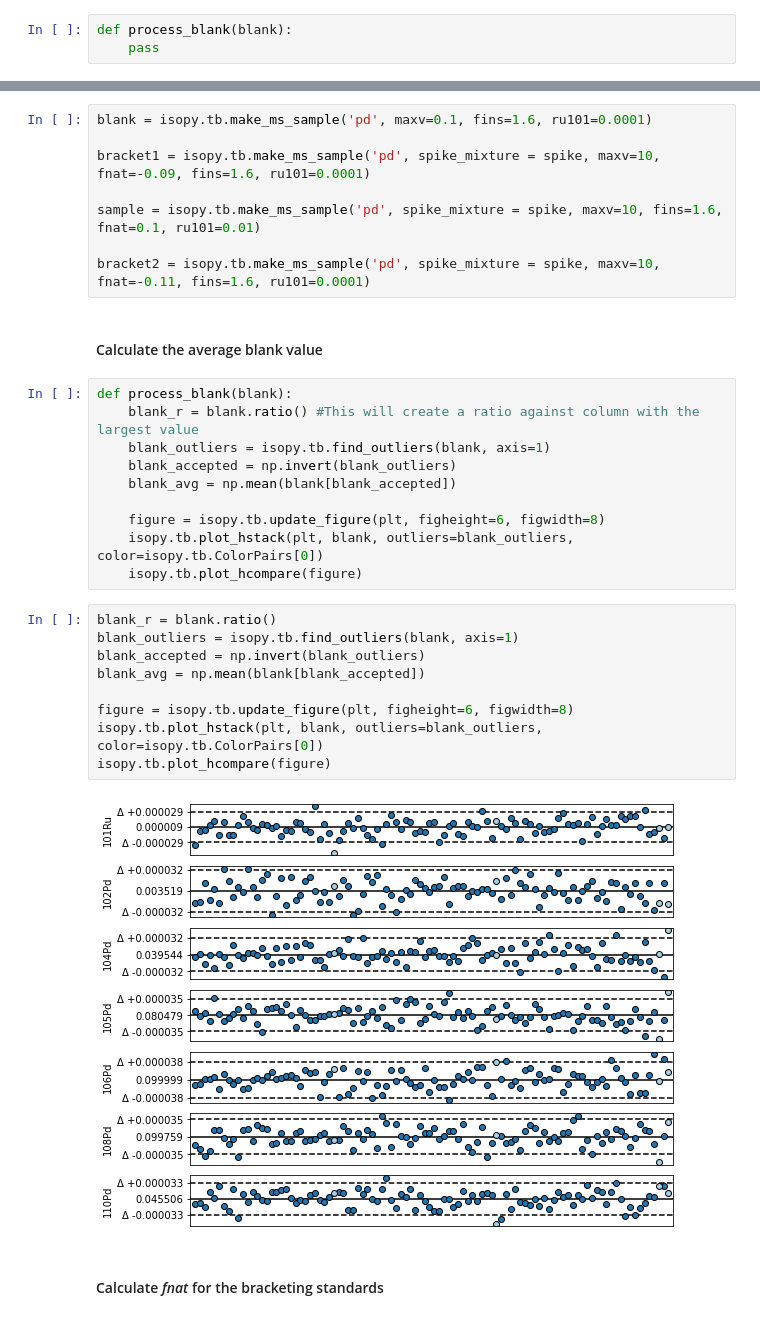
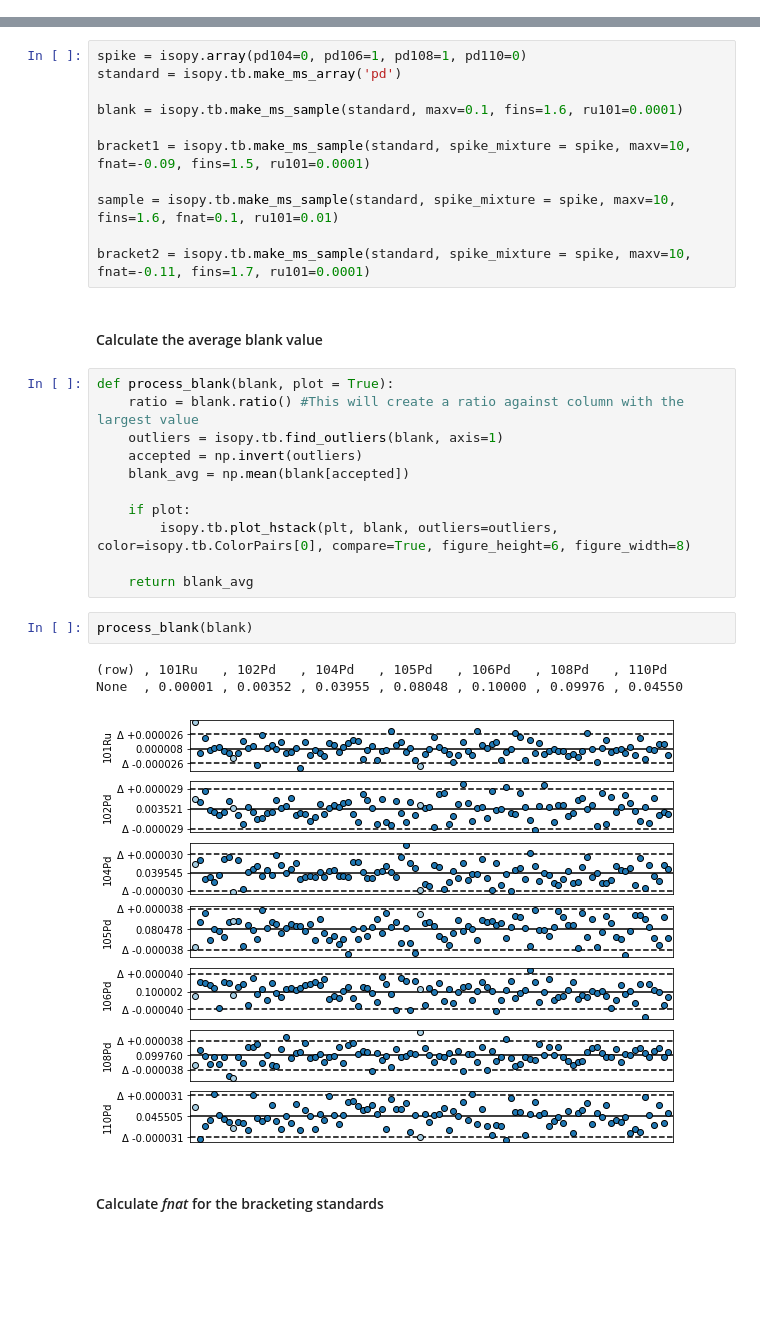
Before and after one commit to mattias-ek/isopy, a Jupyter notebook: docs/examples/ds_example.ipynb, the cells around one changed output, grey strips where cells are left out. Cells and saved outputs as stored; diff of their text form; blank space fills up the shorter version.

Commit message:
changed the way normalisating function calcualte the average of several values
Updated ds_example.ipynb

```diff
--- a/docs/examples/ds_example.ipynb
+++ b/docs/examples/ds_example.ipynb
@@ -146,3 +143,0 @@ This function will return the mean compostion of our blank after outlier rejecti
-# %%
-def process_blank(blank):
-    pass
@@ -170,35 +144,34 @@ None  , 0.00000 , 1.00000 , 0.00000 , 1.00000
 # %% [markdown]
 #### Synthesise some analyses
 # %%
-blank = isopy.tb.make_ms_sample('pd', maxv=0.1, fins=1.6, ru101=0.0001)
+spike = isopy.array(pd104=0, pd106=1, pd108=1, pd110=0)
+standard = isopy.tb.make_ms_array('pd')
 
-bracket1 = isopy.tb.make_ms_sample('pd', spike_mixture = spike, maxv=10, fnat=-0.09, fins=1.6, ru101=0.0001)
+blank = isopy.tb.make_ms_sample(standard, maxv=0.1, fins=1.6, ru101=0.0001)
 
-sample = isopy.tb.make_ms_sample('pd', spike_mixture = spike, maxv=10, fins=1.6, fnat=0.1, ru101=0.01)
+bracket1 = isopy.tb.make_ms_sample(standard, spike_mixture = spike, maxv=10, fnat=-0.09, fins=1.5, ru101=0.0001)
 
-bracket2 = isopy.tb.make_ms_sample('pd', spike_mixture = spike, maxv=10, fnat=-0.11, fins=1.6, ru101=0.0001)
+sample = isopy.tb.make_ms_sample(standard, spike_mixture = spike, maxv=10, fins=1.6, fnat=0.1, ru101=0.01)
+
+bracket2 = isopy.tb.make_ms_sample(standard, spike_mixture = spike, maxv=10, fnat=-0.11, fins=1.7, ru101=0.0001)
 # %% [markdown]
 #### Calculate the average blank value
 # %%
-def process_blank(blank):
-    blank_r = blank.ratio() #This will create a ratio against column with the largest value
-    blank_outliers = isopy.tb.find_outliers(blank, axis=1)
-    blank_accepted = np.invert(blank_outliers)
-    blank_avg = np.mean(blank[blank_accepted])
+def process_blank(blank, plot = True):
+    ratio = blank.ratio() #This will create a ratio against column with the largest value
+    outliers = isopy.tb.find_outliers(blank, axis=1)
+    accepted = np.invert(outliers)
+    blank_avg = np.mean(blank[accepted])
 
-    figure = isopy.tb.update_figure(plt, figheight=6, figwidth=8)
-    isopy.tb.plot_hstack(plt, blank, outliers=blank_outliers, color=isopy.tb.ColorPairs[0])
-    isopy.tb.plot_hcompare(figure)
+    if plot:
+        isopy.tb.plot_hstack(plt, blank, outliers=outliers, color=isopy.tb.ColorPairs[0], compare=True, figure_height=6, figure_width=8)
+
+    return blank_avg
-# %%
-blank_r = blank.ratio()
-blank_outliers = isopy.tb.find_outliers(blank, axis=1)
-blank_accepted = np.invert(blank_outliers)
-blank_avg = np.mean(blank[blank_accepted])
-
-figure = isopy.tb.update_figure(plt, figheight=6, figwidth=8)
-isopy.tb.plot_hstack(plt, blank, outliers=blank_outliers, color=isopy.tb.ColorPairs[0])
-isopy.tb.plot_hcompare(figure)
-# %% [output]
-[figure, removed]
+# %%
+process_blank(blank)
+# %% [output]
+(row) , 101Ru   , 102Pd   , 104Pd   , 105Pd   , 106Pd   , 108Pd   , 110Pd
+None  , 0.00001 , 0.00352 , 0.03955 , 0.08048 , 0.10000 , 0.09976 , 0.04550
+[figure, added]
 # %% [markdown]
 #### Calculate *fnat* for the bracketing standards
```
Also changed, not shown: parts of 16 cells of this notebook, 2 other files.
